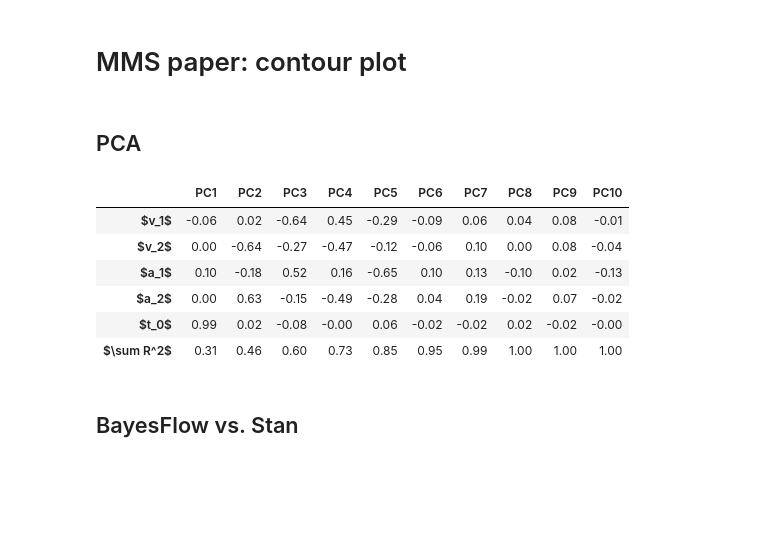
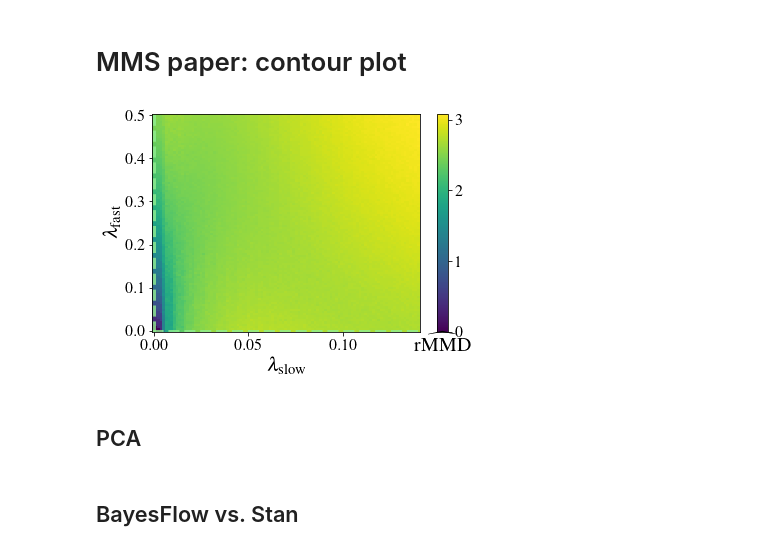
Before and after one commit to marvinschmitt/ModelMisspecificationBF, a Jupyter notebook: abf_ddm_unbounded_bf.ipynb, the cells around one changed output. Cells and saved outputs as stored; diff of their text form; code cells hidden in the pictures; blank space fills up the shorter version.

```diff
--- a/abf_ddm_unbounded_bf.ipynb
+++ b/abf_ddm_unbounded_bf.ipynb
@@ -32,7 +32,7 @@ from bayesflow.diagnostics import plot_sbc
 
 from abf_functions import *
 
-RERUN_GRID_EXPERIMENT = True
+RERUN_GRID_EXPERIMENT = False
 # %%
 plt.rcParams.update({
     "axes.labelsize" : 20,
@@ -460,7 +441,7 @@ def contaminate_dm_data_grid(x, c_slow, c_fast):
 # %%
 n_slow = 101
 n_fast = 101
-slow_list = np.linspace(0.0, 0.1, num = n_slow)
+slow_list = np.linspace(0.0, 0.14, num = n_slow)
 fast_list = np.linspace(0.0, 0.5, num = n_fast)
 
 slow_grid, fast_grid = np.meshgrid(slow_list, fast_list)
@@ -469,34 +450,36 @@ if RERUN_GRID_EXPERIMENT:
     _, x = trainer._forward_inference(200, 100)
     z_psi = np.array(trainer.network.summary_net(x))
 
     MMD = np.zeros((n_fast, n_slow))
     for i in tqdm(range(n_fast)):
         for j in range(n_slow):
             c_slow = slow_grid[i, j]
             c_fast = fast_grid[i, j]
             _, x_o = generative_model(200, 100)
 
             x_o = contaminate_dm_data_grid(x, c_slow=c_slow, c_fast=c_fast)
             s_o = np.array(trainer.network.summary_net(x_o))
 
             MMD[i, j] = float(maximum_mean_discrepancy(s_o, z_psi, squared=False))
 
     np.save(f"data/MMD_grid_experiments/MMD_DDM_grid.npy", MMD)
 
 MMD = np.load(f"data/MMD_grid_experiments/MMD_DDM_grid.npy")
 plt.figure()
 #plt.gca().set_aspect('equal', adjustable='box')
 
 plt.pcolor(slow_grid, fast_grid, MMD, shading="nearest", rasterized=True)
 plt.xlabel(r"$\lambda_{\mathrm{slow}}$")
 plt.ylabel(r"$\lambda_{\mathrm{fast}}$")
 plt.axhline(y=0.0, linestyle="--", color="lightgreen", alpha=.80, linewidth=3)
 plt.axvline(x=0.0, linestyle="--", color="lightgreen", alpha=.80, linewidth=3)
 
 cbar = plt.colorbar()
-cbar.ax.set_xlabel(r"$\widehat{rMMD}$")
+cbar.ax.set_xlabel(r"$\widehat{\mathrm{rMMD}}$")
 
 plt.savefig(f"plots/abf_ddm_grid.{FILEFORMAT}", bbox_inches="tight")
+# %% [output]
+[figure, added]
 # %% [markdown]
 ## PCA
 # %%
@@ -530,14 +513,6 @@ r = r.append(r2)
 r_styled = r.style.background_gradient(cmap='coolwarm', vmin=-1, vmax=1,
                            subset=(r.index[:-1], r.columns[:])).set_precision(2)
 r_styled
-# %% [output]
-|  | PC1 | PC2 | PC3 | PC4 | PC5 | PC6 | PC7 | PC8 | PC9 | PC10 |
-| $v_1$ | -0.06 | 0.02 | -0.64 | 0.45 | -0.29 | -0.09 | 0.06 | 0.04 | 0.08 | -0.01 |
-| $v_2$ | 0.00 | -0.64 | -0.27 | -0.47 | -0.12 | -0.06 | 0.10 | 0.00 | 0.08 | -0.04 |
-| $a_1$ | 0.10 | -0.18 | 0.52 | 0.16 | -0.65 | 0.10 | 0.13 | -0.10 | 0.02 | -0.13 |
-| $a_2$ | 0.00 | 0.63 | -0.15 | -0.49 | -0.28 | 0.04 | 0.19 | -0.02 | 0.07 | -0.02 |
-| $t_0$ | 0.99 | 0.02 | -0.08 | -0.00 | 0.06 | -0.02 | -0.02 | 0.02 | -0.02 | -0.00 |
-| $\sum R^2$ | 0.31 | 0.46 | 0.60 | 0.73 | 0.85 | 0.95 | 0.99 | 1.00 | 1.00 | 1.00 |
 # %% [markdown]
 ## BayesFlow vs. Stan
 # %%
```
Also changed, not shown: parts of 16 cells of this notebook, 2 other files.
